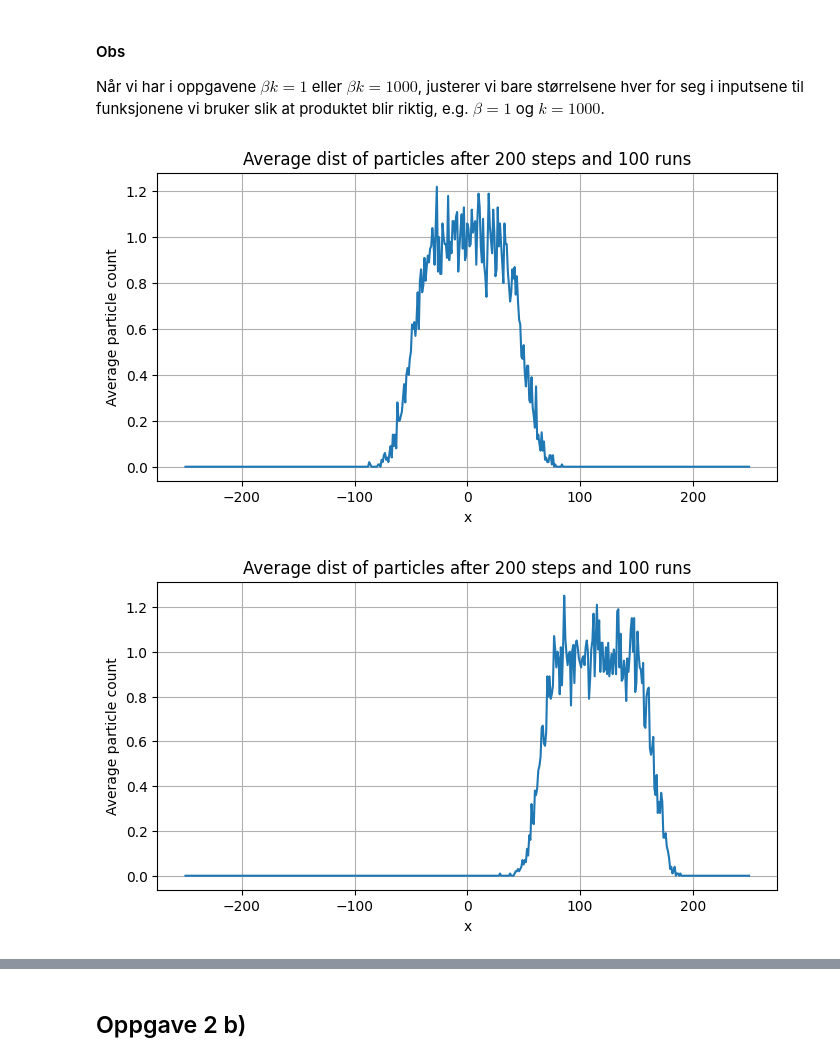
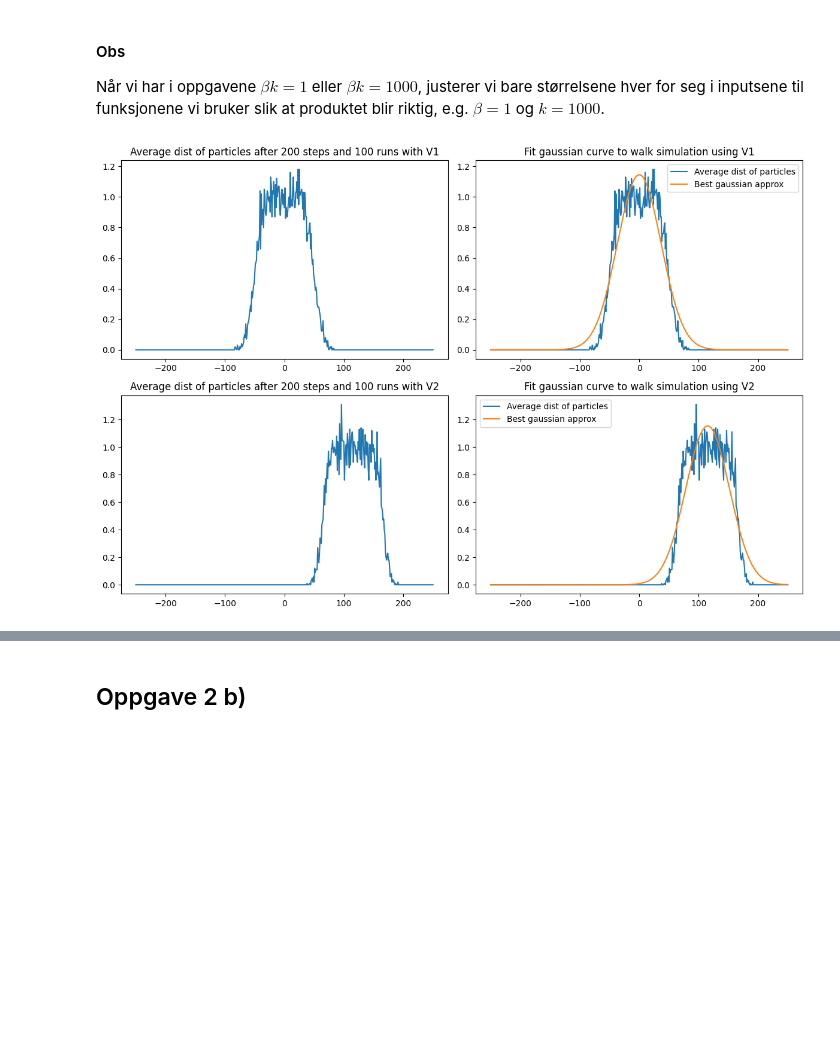
Before and after one commit to KristofferEide06/TMA4320_Project2, a Jupyter notebook: project2.ipynb, the cells around one changed output, grey strips where cells are left out. Drawn from its saved outputs; the diff is of its cells as text; code cells hidden in the pictures; blank space fills up the shorter version.

Commit message:
Improve plotting of particle distribution with gaussian approx

```diff
--- a/project2.ipynb
+++ b/project2.ipynb
@@ -305,7 +305,7 @@ def random_walk(initial_grid : np.ndarray, V, n_steps: int, beta : float, k : fl
 
 #Several simulations and step
 def sim_walk(initial_grid: np.ndarray, V, n_steps: int, n_sim: int, beta: float, k: float) -> tuple[np.ndarray, np.ndarray]:
-    """Run n_sim random-walk simulations, plot mean final particle distribution, and return the x-grid and averaged distribution
+    """Run n_sim random-walk simulations and return the x-grid and averaged distribution
 
     Args:
         initial_grid: Initial distribution of particles
@@ -330,53 +330,53 @@ def sim_walk(initial_grid: np.ndarray, V, n_steps: int, n_sim: int, beta: float,
     mean_grid = np.mean(grids, axis = 0)
     x = np.arange(n_sites) - n_sites//2
 
-    fig, ax = plt.subplots(figsize = (8, 4))
-
-    ax.plot(x, mean_grid)
-    ax.set_xlabel("x")
-    ax.set_ylabel("Average particle count")
-    ax.set_title(f"Average dist of particles after {n_steps} steps and {n_sim} runs")
-    ax.grid()
-    plt.show()
-
     return x, mean_grid
 # %%
+# Simulate walk for the two potentials
 x_1, mean_grid_1 = sim_walk(binding_sites, V1, n_steps = 200, n_sim = 100, beta = 1.0, k = 1.0)
 x_2, mean_grid_2 = sim_walk(binding_sites, V2, n_steps = 200, n_sim = 100, beta = 1.0, k = 1.0)
 
-#Plot gaussian curve
+# Plot gaussian curve
 def gaussian(x, A, mu, sigma):
     return A * np.exp(-(x - mu)**2 / (2 * sigma**2))
 
-params, cov = curve_fit(gaussian, x_1, mean_grid_1)
 
-A, mu, sigma = params
-y_fit = gaussian(x_1, A, mu, sigma)
-
-
-plt.plot(x_1, mean_grid_1, label="")
-plt.plot(x_1, y_fit, label="Best gaussian approx ")
-plt.legend()
-plt.show()
-
-
-def gaussian(x, A, mu, sigma):
-    return A * np.exp(-(x - mu)**2 / (2 * sigma**2))
-
+# Parameters for 2nd simulation
 A0 = mean_grid_2.max()
 mu0 = x_2[np.argmax(mean_grid_2)]
 sigma0 = np.std(x_2)
 
-params, cov = curve_fit(gaussian, x_2, mean_grid_2, p0=[A0, mu0, sigma0])
+# Indexing with 1 is for the simulation with V1, and 2 is for the simulation with V2
+params1, cov1 = curve_fit(gaussian, x_1, mean_grid_1)
+params2, cov2 = curve_fit(gaussian, x_2, mean_grid_2, p0=[A0, mu0, sigma0])
 
-A, mu, sigma = params
-y_fit = gaussian(x_2, A, mu, sigma)
+A1, mu1, sigma1 = params1
+y_fit1 = gaussian(x_1, A1, mu1, sigma1)
+
+A2, mu2, sigma2 = params2
+y_fit2 = gaussian(x_2, A2, mu2, sigma2)
 
 
-plt.plot(x_2, mean_grid_2, label="")
-plt.plot(x_2, y_fit, label="Best gaussian approx")
-plt.legend()
+fig, (ax1, ax2) = plt.subplots(2, 2, figsize=(12, 8))
+
+
+ax1[0].plot(x_1, mean_grid_1, label="Average dist of particles")
+ax1[1].plot(x_1, mean_grid_1, label="Average dist of particles")
+ax1[1].plot(x_1, y_fit1, label="Best gaussian approx")
+
+ax2[0].plot(x_2, mean_grid_2, label="Average dist of particles")
+ax2[1].plot(x_2, mean_grid_2, label="Average dist of particles")
+ax2[1].plot(x_2, y_fit2, label="Best gaussian approx")
+
+ax1[0].set_title("Average dist of particles after 200 steps and 100 runs with V1")
+ax1[1].set_title("Fit gaussian curve to walk simulation using V1")
+ax2[0].set_title("Average dist of particles after 200 steps and 100 runs with V2")
+ax2[1].set_title("Fit gaussian curve to walk simulation using V2")
+
+ax1[1].legend()
+ax2[1].legend()
+
+plt.tight_layout()
 plt.show()
 # %% [output]
-[figure, old version]
+[figure, new version]
-[figure, removed]
```
Also changed, not shown: parts of 3 cells of this notebook.
